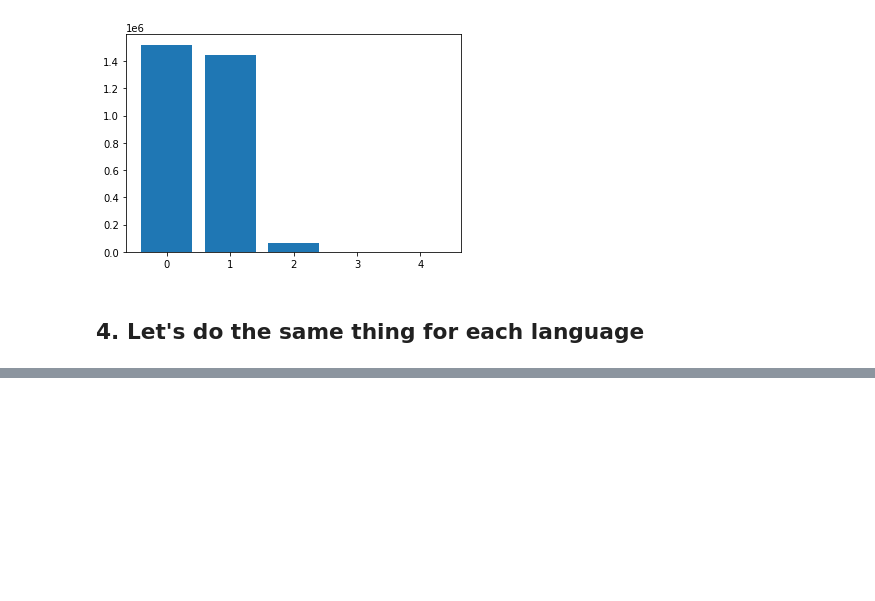
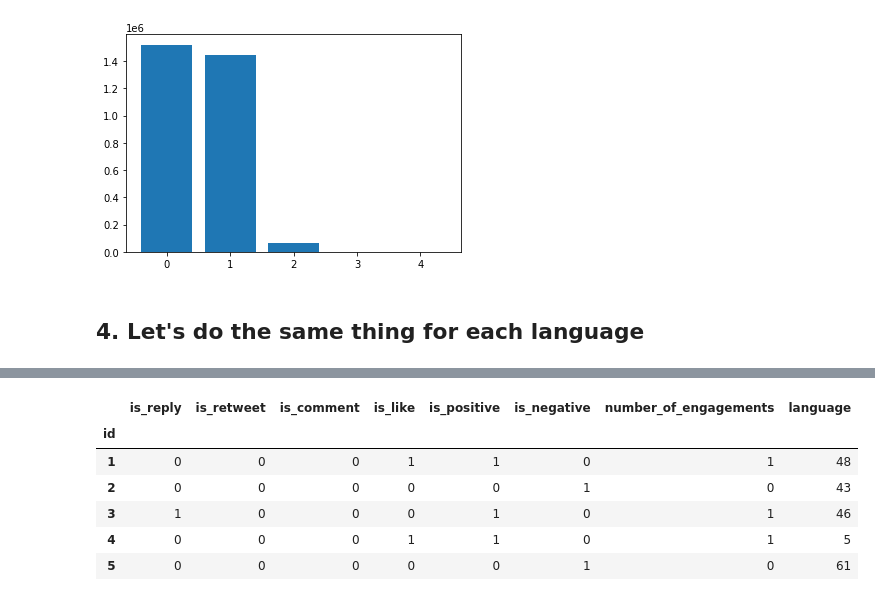
Before and after one commit to RecKIE7/recsys2021-twitter, a Jupyter notebook: analysis/engagement.ipynb, the cells around one changed output, grey strips where cells are left out. Saved outputs shown, nothing was run; the diff lists cells and outputs as text; code cells hidden in the pictures; blank space fills up the shorter version.

```diff
--- a/analysis/engagement.ipynb
+++ b/analysis/engagement.ipynb
@@ -50,6 +61,11 @@ df['is_like'] = df['like_timestamp'].compute().applymap(lambda x: 1 if x > 0 els
 
 df['is_positive'] = df['is_reply'] | df['is_retweet'] | df['is_comment'] | df['is_like']
 df['is_negative'] =  df['is_positive'].compute().applymap(lambda x: 1 if x == 0 else 0).astype(np.int32)
+
+df = df.drop('reply_timestamp', axis=1)
+df = df.drop('retweet_timestamp', axis=1)
+df = df.drop('retweet_with_comment_timestamp', axis=1)
+df = df.drop('like_timestamp', axis=1)
 # %%
 n_engagements = len(df)
 print('The total amount of engagements : ', n_engagements)
@@ -138,0 +141,4 @@ Index(['text_ tokens', 'hashtags', 'tweet_id', 'present_media',
+# %%
+%%time
+for col in ['language']:
+    ori_df = factorize_small_cardinality(ori_df, col)
@@ -139,3 +148,12 @@ Index(['text_ tokens', 'hashtags', 'tweet_id', 'present_media',
 # %%
-
-df['language'] = ori_df[]
+df['language'] = ori_df['language_encode']
+# %%
+df.head()
+# %% [output]
+|  | is_reply | is_retweet | is_comment | is_like | is_positive | is_negative | number_of_engagements | language |
+| id |  |  |  |  |  |  |  |  |
+| 1 | 0 | 0 | 0 | 1 | 1 | 0 | 1 | 48 |
+| 2 | 0 | 0 | 0 | 0 | 0 | 1 | 0 | 43 |
+| 3 | 1 | 0 | 0 | 0 | 1 | 0 | 1 | 46 |
+| 4 | 0 | 0 | 0 | 1 | 1 | 0 | 1 | 5 |
+| 5 | 0 | 0 | 0 | 0 | 0 | 1 | 0 | 61 |
```
Also changed, not shown: parts of 13 cells of this notebook, 1 other file.
